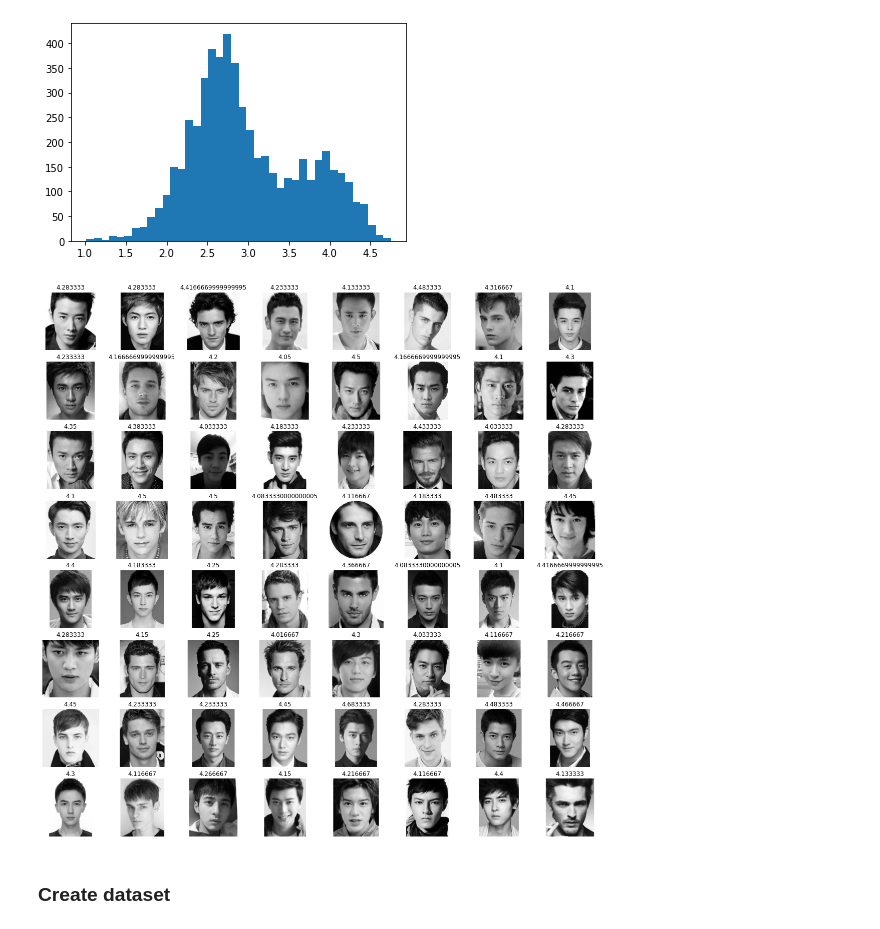
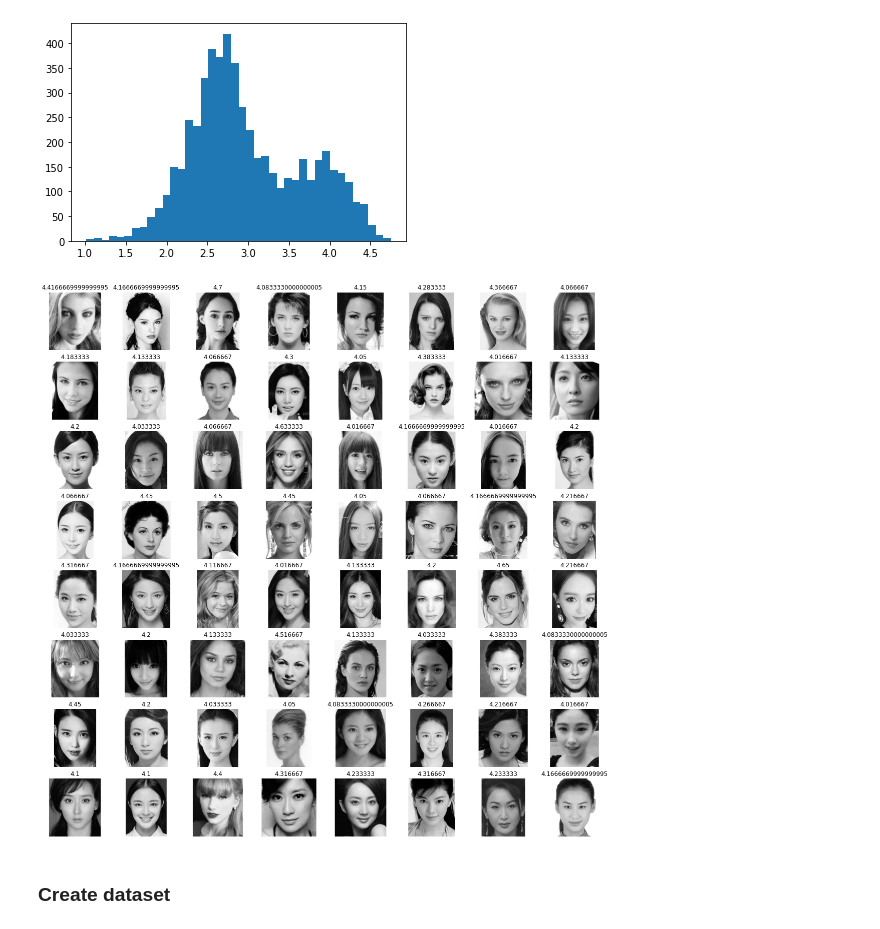
Before and after one commit to LapTQ/IT3910E_facial_beauty_pediction, a Jupyter notebook: facial_beauty_perception.ipynb, the cells around one changed output. Cells and saved outputs as stored; diff of their text form; code cells hidden in the pictures.

```diff
--- a/facial_beauty_perception.ipynb
+++ b/facial_beauty_perception.ipynb
@@ -173,34 +173,34 @@ np.random.shuffle(scores)
 # %%
 #@title Show some images and their beauty score
 group = '5' #@param [1, 2, 3, 4, 5]
 n = 64 #@param {type:"integer"}
 shift = 0 #@param {type:"integer"}
-gender = 'Male' #@param ['Female', 'Male']
+gender = 'Female' #@param ['Female', 'Male']
 
 group = int(group)
 gender = gender[0]
 
 group = int(group)
 
 def plot_faces(group, n, shift, gender):
     i = j = 0
     plt.figure(figsize=(20, 20))
     while i < 64:
         if shift + j < 5500 and group - 1 < scores[shift + j] <= group and genders[shift + j] == gender:
             ax = plt.subplot(8, 8, i + 1)
             if channels == 1:
                 plt.imshow(np.squeeze(images[shift + j]), cmap='gray')
             else:
                 plt.imshow(images[shift + j])
             plt.title(scores[shift + j])
             plt.axis("off")
             i += 1
 
         j += 1
 
 plot_faces(group, n, shift, gender)
 # %% [output]
-[figure, old version]
+[figure, new version]
 # %% [markdown]
 ### Create dataset
 # %%
```
Also changed, not shown: parts of 8 cells of this notebook.
